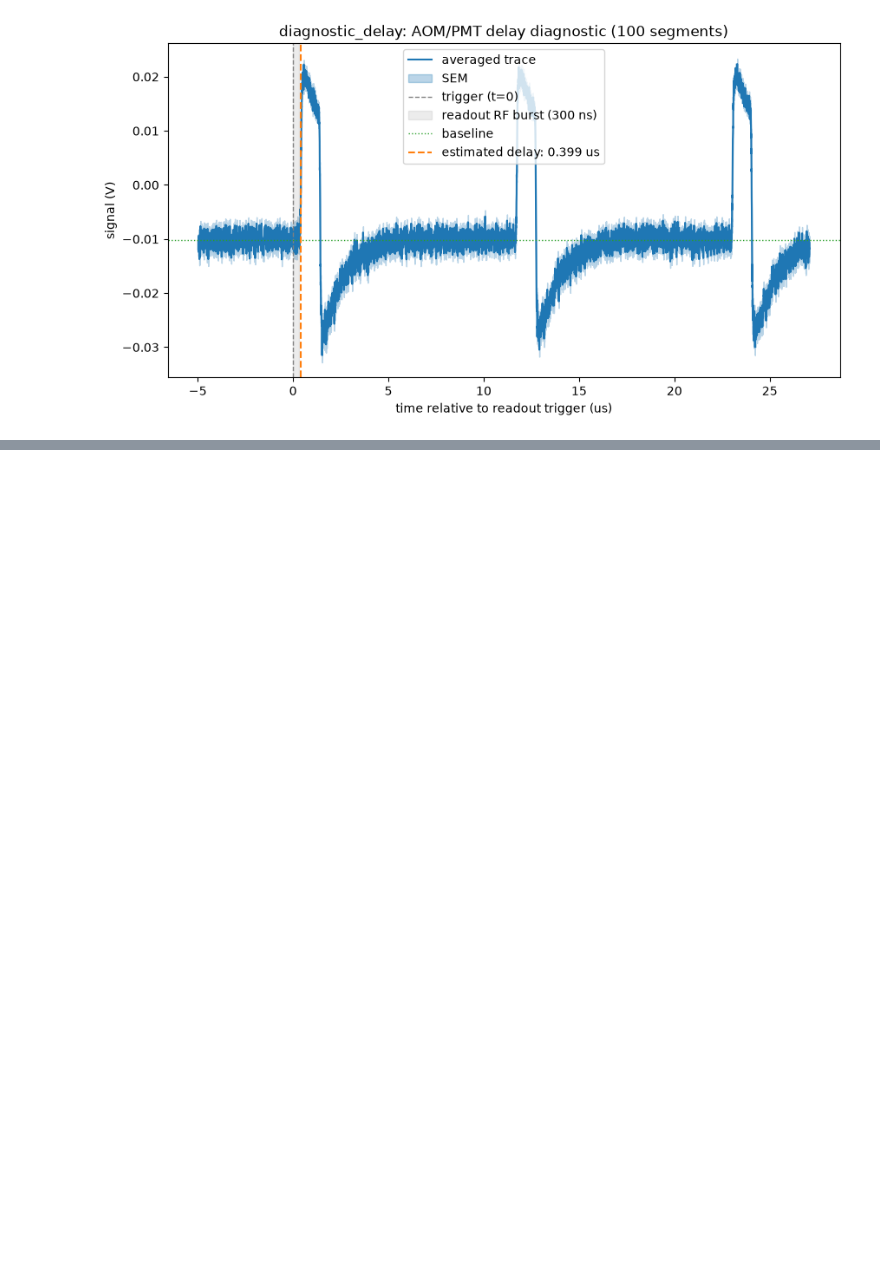
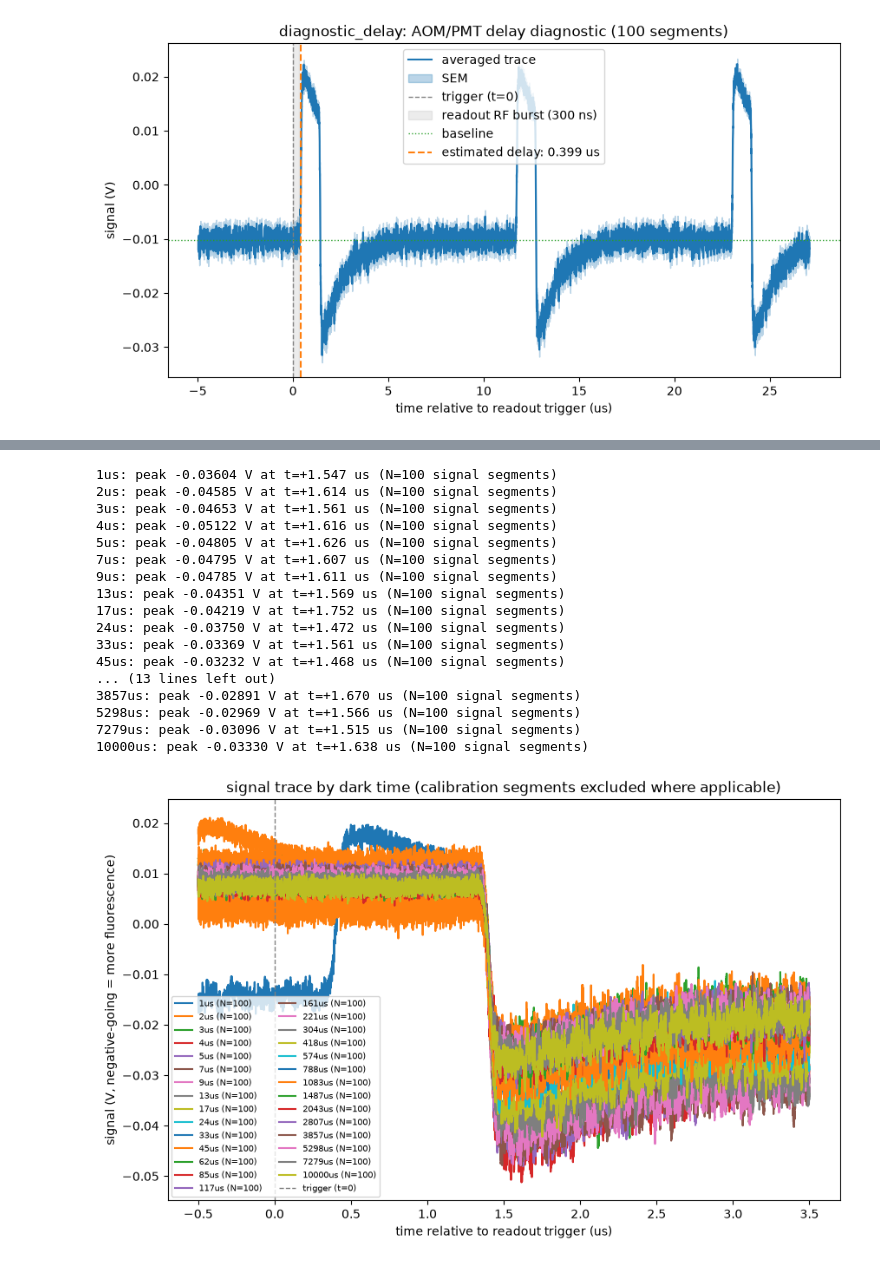
Before and after one commit to meimei2027/diamonds, a Jupyter notebook: experiment/t1_test.ipynb, the cells around one changed output, grey strips where cells are left out. Cells and saved outputs as stored; diff of their text form; code cells hidden in the pictures; blank space fills up the shorter version.

```diff
--- a/experiment/t1_test.ipynb
+++ b/experiment/t1_test.ipynb
@@ -108,0 +391,44 @@ plt.show()
+# %%
+fig, ax = plt.subplots(figsize=(10, 6))
+
+peak_dark_times_us = []
+peak_values = []
+peak_errs = []
+
+for dark_time_us, name, needs_classification in dark_time_files:
+    t_s, signal_mean, signal_sem, n_signal = load_signal_trace(DATA_DIR, name, needs_classification)
+    t_us = t_s * 1e6
+    ax.plot(t_us, signal_mean, label=f"{dark_time_us}us (N={n_signal})")
+
+    peak_idx = np.argmin(signal_mean)
+    peak_dark_times_us.append(dark_time_us)
+    peak_values.append(signal_mean[peak_idx])
+    peak_errs.append(signal_sem[peak_idx])
+    print(f"{dark_time_us}us: peak {signal_mean[peak_idx]:.5f} V at t={t_us[peak_idx]:+.3f} us "
+          f"(N={n_signal} signal segments)")
+
+ax.axvline(0, color="gray", ls="--", lw=1, label="trigger (t=0)")
+ax.set_xlabel("time relative to readout trigger (us)")
+ax.set_ylabel("signal (V, negative-going = more fluorescence)")
+ax.set_title("signal trace by dark time (calibration segments excluded where applicable)")
+ax.legend(fontsize=7, ncol=2)
+plt.show()
+# %% [output]
+1us: peak -0.03604 V at t=+1.547 us (N=100 signal segments)
+2us: peak -0.04585 V at t=+1.614 us (N=100 signal segments)
+3us: peak -0.04653 V at t=+1.561 us (N=100 signal segments)
+4us: peak -0.05122 V at t=+1.616 us (N=100 signal segments)
+5us: peak -0.04805 V at t=+1.626 us (N=100 signal segments)
+7us: peak -0.04795 V at t=+1.607 us (N=100 signal segments)
+9us: peak -0.04785 V at t=+1.611 us (N=100 signal segments)
+13us: peak -0.04351 V at t=+1.569 us (N=100 signal segments)
+17us: peak -0.04219 V at t=+1.752 us (N=100 signal segments)
+24us: peak -0.03750 V at t=+1.472 us (N=100 signal segments)
+33us: peak -0.03369 V at t=+1.561 us (N=100 signal segments)
+45us: peak -0.03232 V at t=+1.468 us (N=100 signal segments)
+... (13 lines left out)
+3857us: peak -0.02891 V at t=+1.670 us (N=100 signal segments)
+5298us: peak -0.02969 V at t=+1.566 us (N=100 signal segments)
+7279us: peak -0.03096 V at t=+1.515 us (N=100 signal segments)
+10000us: peak -0.03330 V at t=+1.638 us (N=100 signal segments)
+[figure, added]
```
Also changed, not shown: parts of 24 cells of this notebook, 2 other files.
